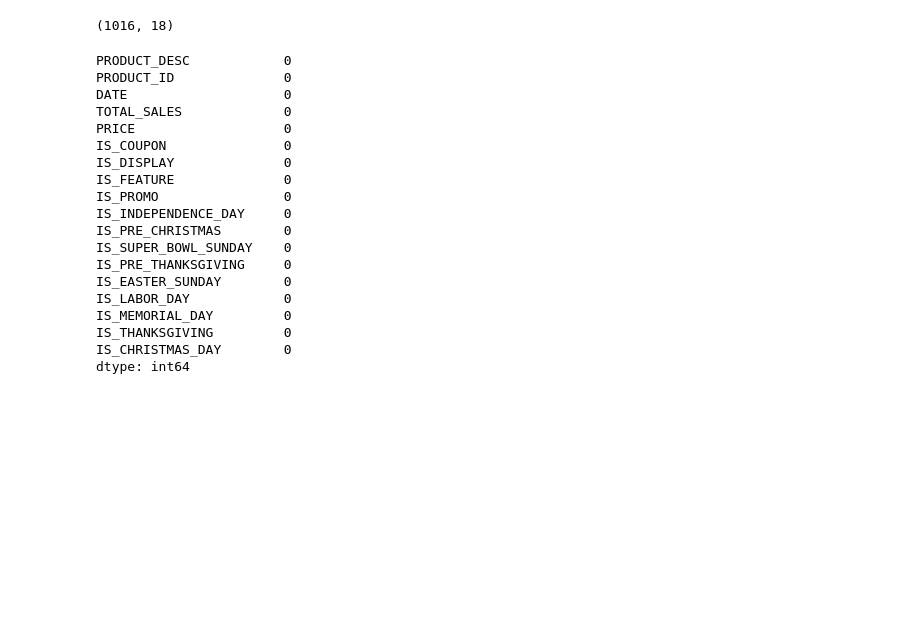
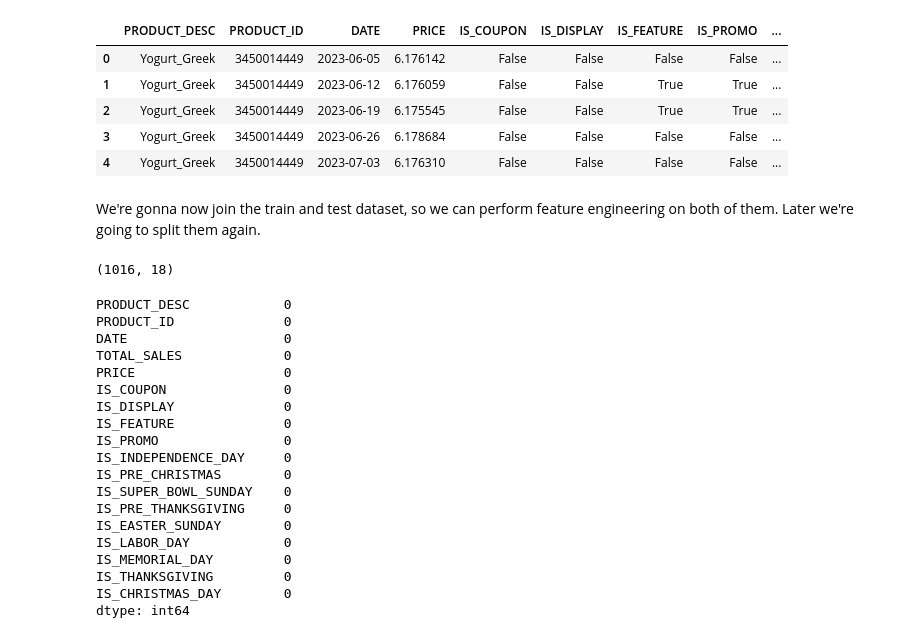
Before and after one commit to fedefraschio/xtel-hackathon, a Jupyter notebook: notebooks/00_exploration.ipynb, the cells around one changed output. Saved outputs shown, nothing was run; the diff lists cells and outputs as text; code cells hidden in the pictures; blank space fills up the shorter version.

```diff
--- a/notebooks/00_exploration.ipynb
+++ b/notebooks/00_exploration.ipynb
@@ -47,0 +48,14 @@ df.describe()
+# %%
+test_path = os.path.join(parent_dir ,'data','raw','weekly-test-1.csv')
+test_df = pd.read_csv(test_path)
+# %%
+test_df.head()
+# %% [output]
+|  | PRODUCT_DESC | PRODUCT_ID | DATE | PRICE | IS_COUPON | IS_DISPLAY | IS_FEATURE | IS_PROMO | ... |
+| 0 | Yogurt_Greek | 3450014449 | 2023-06-05 | 6.176142 | False | False | False | False | ... |
+| 1 | Yogurt_Greek | 3450014449 | 2023-06-12 | 6.176059 | False | False | True | True | ... |
+| 2 | Yogurt_Greek | 3450014449 | 2023-06-19 | 6.175545 | False | False | True | True | ... |
+| 3 | Yogurt_Greek | 3450014449 | 2023-06-26 | 6.178684 | False | False | False | False | ... |
+| 4 | Yogurt_Greek | 3450014449 | 2023-07-03 | 6.176310 | False | False | False | False | ... |
+# %% [markdown]
+We're gonna now join the train and test dataset, so we can perform feature engineering on both of them. Later we're going to split them again.
```
Also changed, not shown: parts of 5 cells of this notebook.
